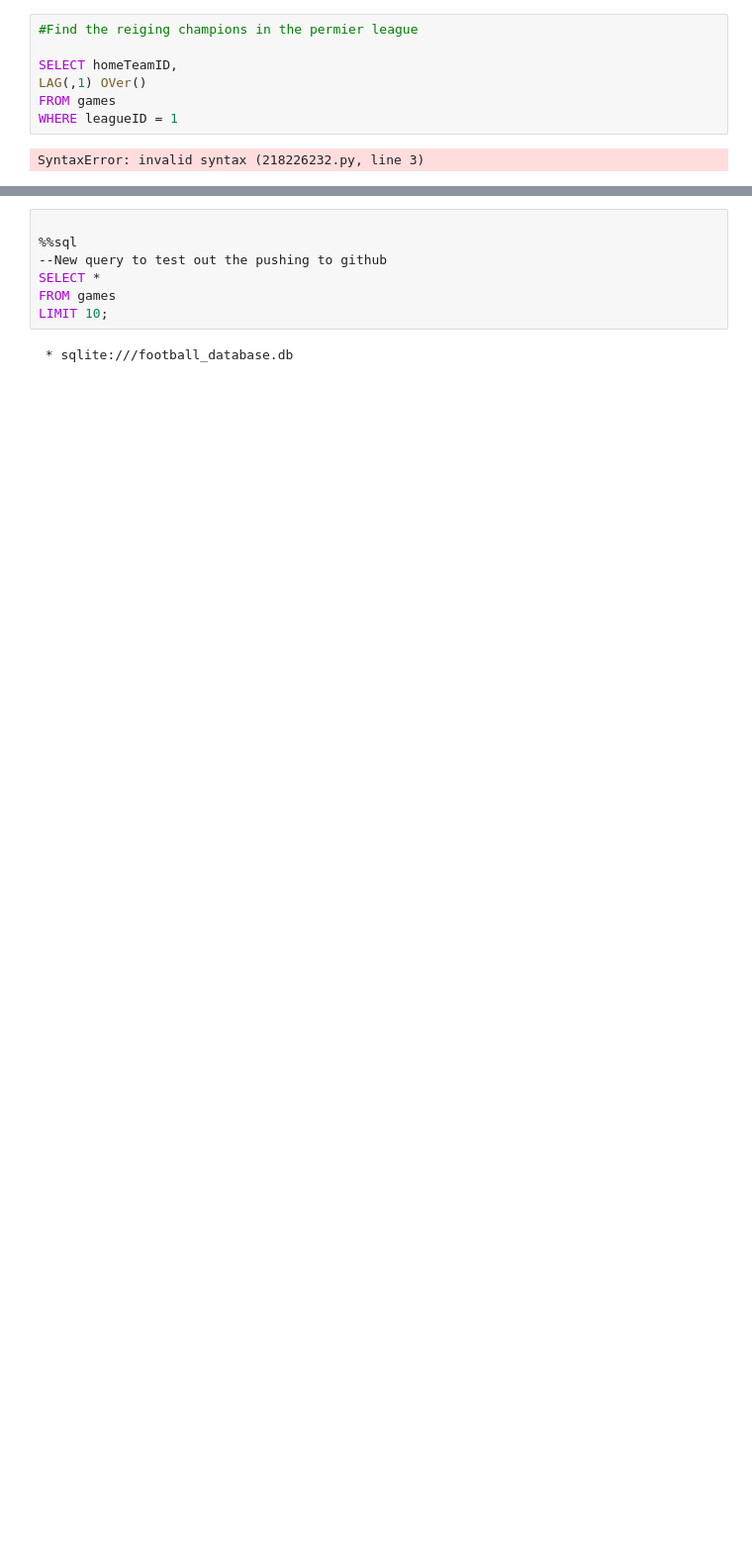
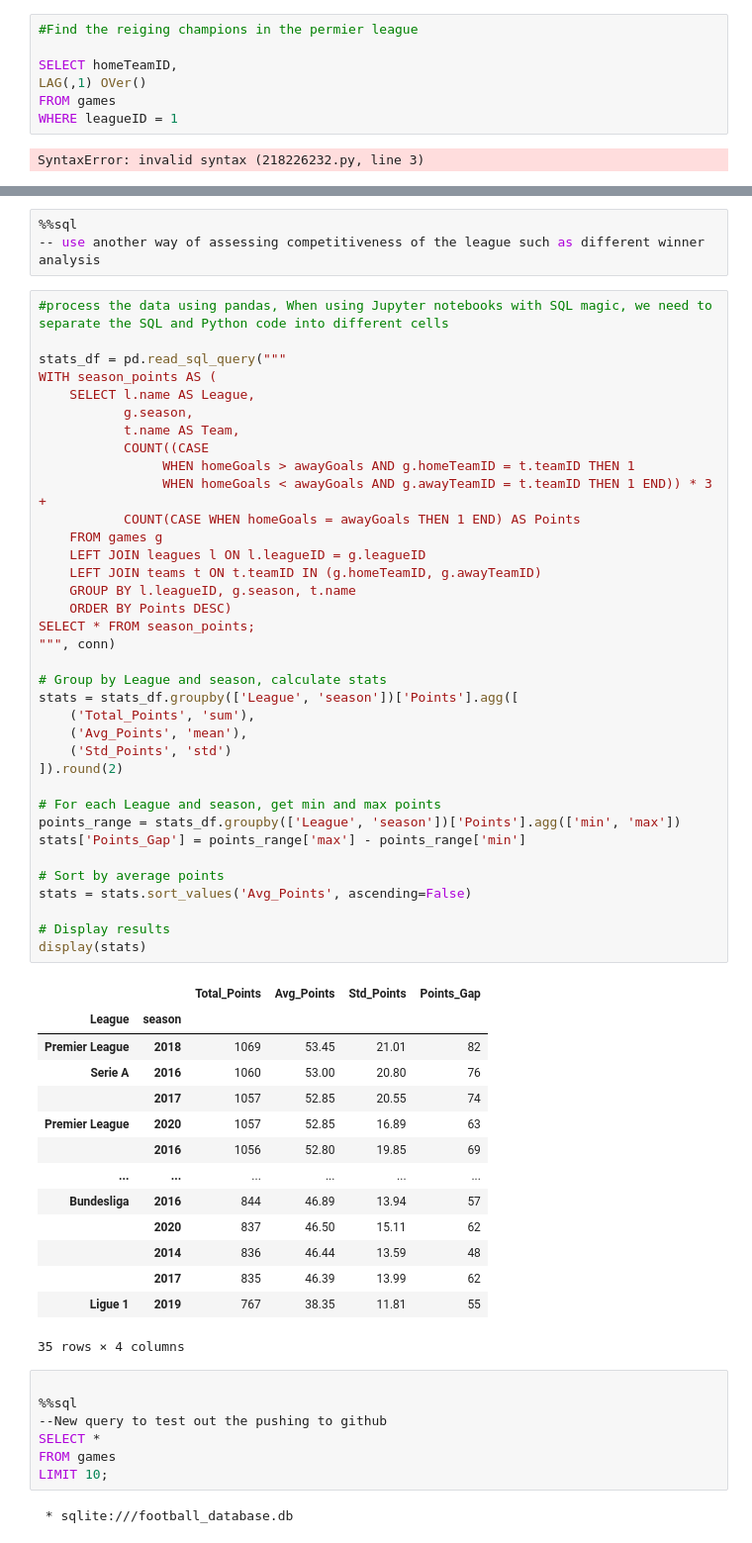
Before and after one commit to Zaki978/European-Soccer-SQL-Data-Project, a Jupyter notebook: EU Football SQL Project.ipynb, the cells around one changed output, grey strips where cells are left out. Shown at 99% size. Saved outputs shown, nothing was run; the diff lists cells and outputs as text; blank space fills up the shorter version.

```diff
--- a/EU Football SQL Project.ipynb
+++ b/EU Football SQL Project.ipynb
@@ -460,3 +621,57 @@ SyntaxError: invalid syntax (218226232.py, line 3)
+# %%
+%%sql
+-- use another way of assessing competitiveness of the league such as different winner analysis
+# %%
+#process the data using pandas, When using Jupyter notebooks with SQL magic, we need to separate the SQL and Python code into different cells
+
+stats_df = pd.read_sql_query("""
+WITH season_points AS (
+    SELECT l.name AS League,
+           g.season,
+           t.name AS Team,
+           COUNT((CASE
+                WHEN homeGoals > awayGoals AND g.homeTeamID = t.teamID THEN 1
+                WHEN homeGoals < awayGoals AND g.awayTeamID = t.teamID THEN 1 END)) * 3 +
+           COUNT(CASE WHEN homeGoals = awayGoals THEN 1 END) AS Points
+    FROM games g
+    LEFT JOIN leagues l ON l.leagueID = g.leagueID
+    LEFT JOIN teams t ON t.teamID IN (g.homeTeamID, g.awayTeamID)
+    GROUP BY l.leagueID, g.season, t.name
+    ORDER BY Points DESC)
+SELECT * FROM season_points;
+""", conn)
+
+# Group by League and season, calculate stats
+stats = stats_df.groupby(['League', 'season'])['Points'].agg([
+    ('Total_Points', 'sum'),
+    ('Avg_Points', 'mean'),
+    ('Std_Points', 'std')
+]).round(2)
+
+# For each League and season, get min and max points
+points_range = stats_df.groupby(['League', 'season'])['Points'].agg(['min', 'max'])
+stats['Points_Gap'] = points_range['max'] - points_range['min']
+
+# Sort by average points
+stats = stats.sort_values('Avg_Points', ascending=False)
+
+# Display results
+display(stats)
+# %% [output]
+|  |  | Total_Points | Avg_Points | Std_Points | Points_Gap |
+| League | season |  |  |  |  |
+| Premier League | 2018 | 1069 | 53.45 | 21.01 | 82 |
+| Serie A | 2016 | 1060 | 53.00 | 20.80 | 76 |
+|  | 2017 | 1057 | 52.85 | 20.55 | 74 |
+| Premier League | 2020 | 1057 | 52.85 | 16.89 | 63 |
+|  | 2016 | 1056 | 52.80 | 19.85 | 69 |
+| ... | ... | ... | ... | ... | ... |
+| Bundesliga | 2016 | 844 | 46.89 | 13.94 | 57 |
+|  | 2020 | 837 | 46.50 | 15.11 | 62 |
+|  | 2014 | 836 | 46.44 | 13.59 | 48 |
+|  | 2017 | 835 | 46.39 | 13.99 | 62 |
+| Ligue 1 | 2019 | 767 | 38.35 | 11.81 | 55 |
+35 rows × 4 columns
 # %%
 
 %%sql
```
Also changed, not shown: parts of 9 cells of this notebook, 2 other files.
